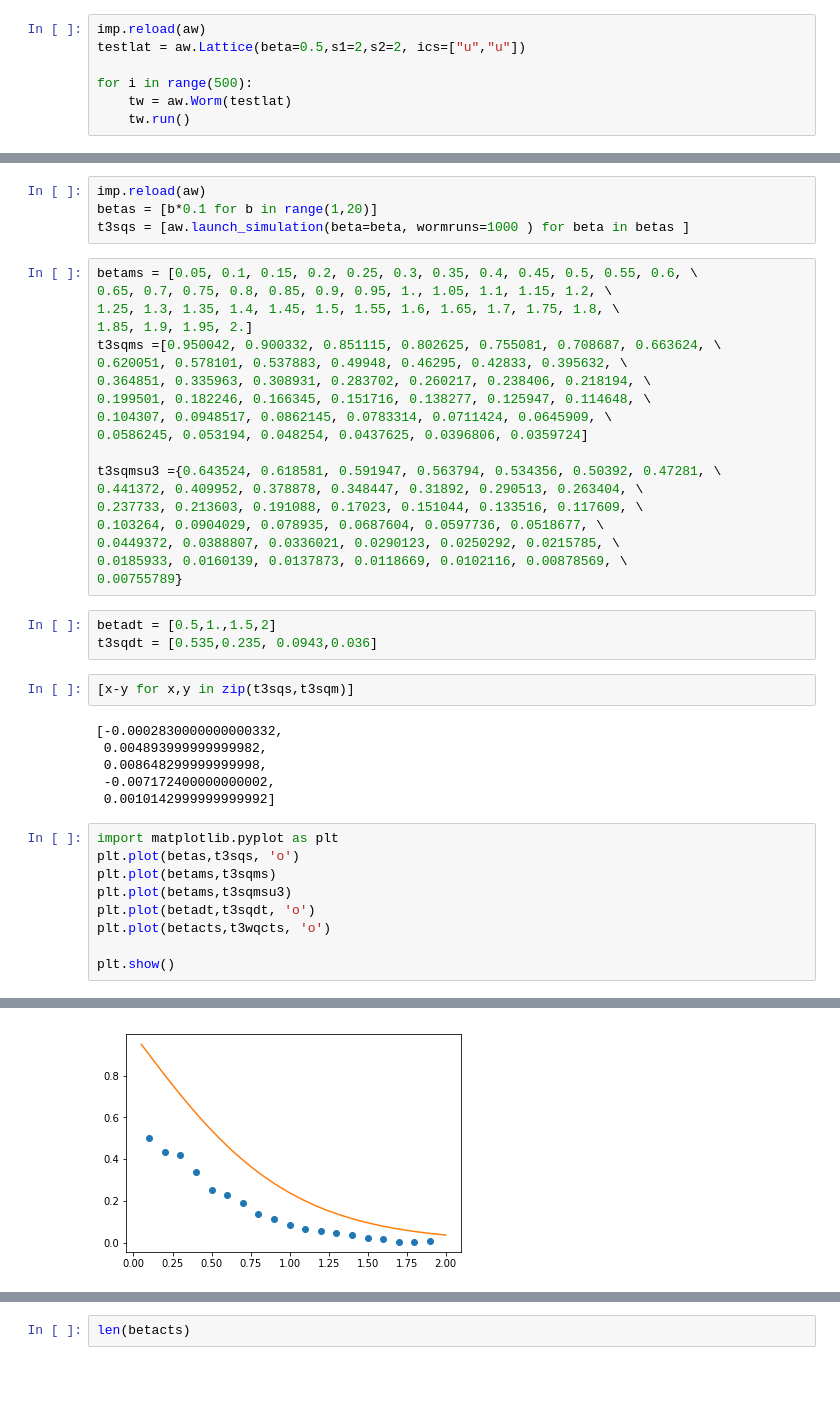
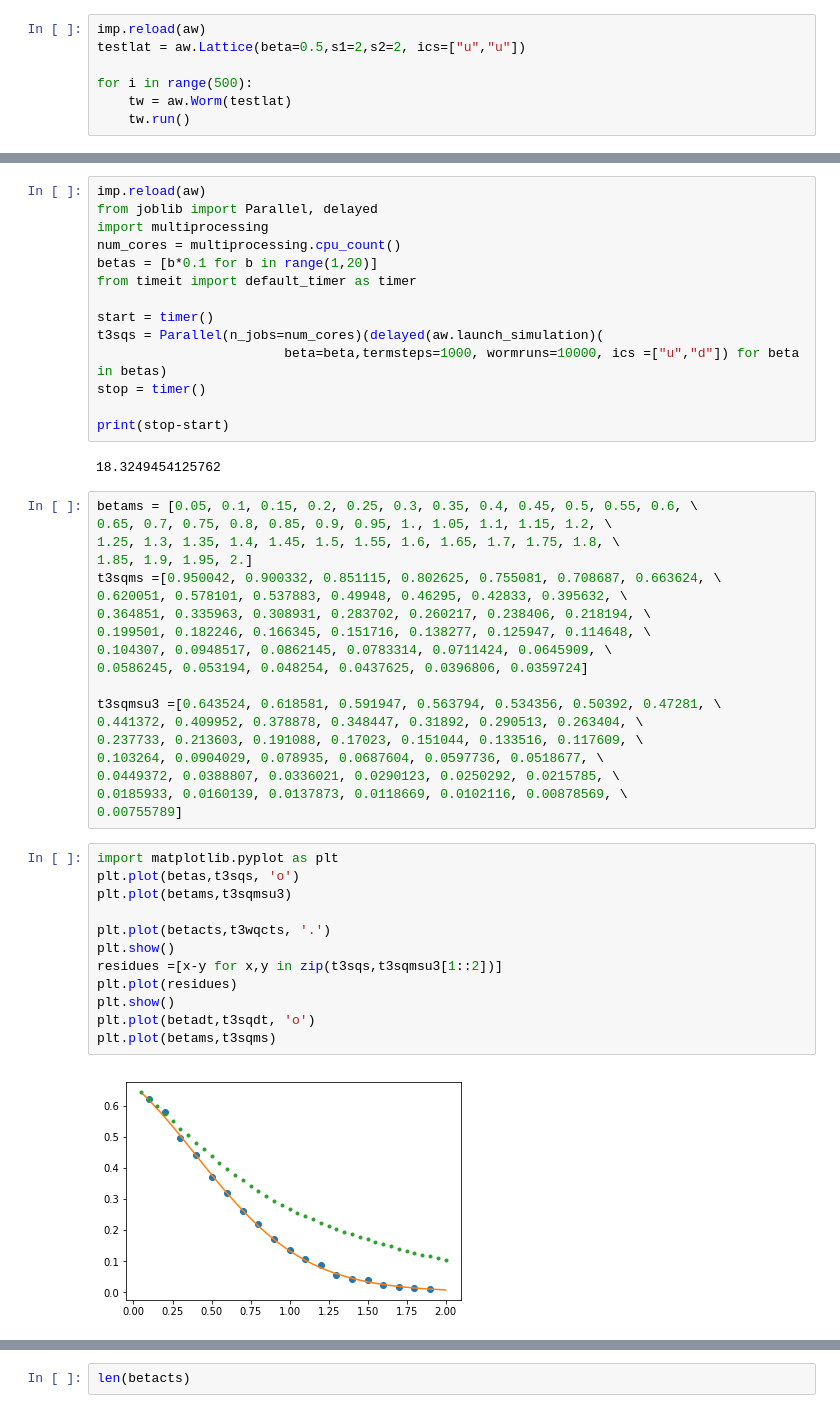
Before and after one commit to manesho/pyworm, a Jupyter notebook: testing-su3.ipynb, the cells around one changed output, grey strips where cells are left out. Saved outputs shown, nothing was run; the diff lists cells and outputs as text; blank space fills up the shorter version.

```diff
--- a/testing-su3.ipynb
+++ b/testing-su3.ipynb
@@ -90,7 +92,19 @@ for i in range(500):
 # %%
 imp.reload(aw)
+from joblib import Parallel, delayed
+import multiprocessing
+num_cores = multiprocessing.cpu_count()
 betas = [b*0.1 for b in range(1,20)]
-t3sqs = [aw.launch_simulation(beta=beta, wormruns=1000 ) for beta in betas ]
+from timeit import default_timer as timer
+
+start = timer()
+t3sqs = Parallel(n_jobs=num_cores)(delayed(aw.launch_simulation)(
+                        beta=beta,termsteps=1000, wormruns=10000, ics =["u","d"]) for beta in betas)
+stop = timer()
+
+print(stop-start)
+# %% [output]
+18.3249454125762
 # %%
 betams = [0.05, 0.1, 0.15, 0.2, 0.25, 0.3, 0.35, 0.4, 0.45, 0.5, 0.55, 0.6, \
 0.65, 0.7, 0.75, 0.8, 0.85, 0.9, 0.95, 1., 1.05, 1.1, 1.15, 1.2, \
@@ -103,31 +117,24 @@ t3sqms =[0.950042, 0.900332, 0.851115, 0.802625, 0.755081, 0.708687, 0.663624, \
 0.104307, 0.0948517, 0.0862145, 0.0783314, 0.0711424, 0.0645909, \
 0.0586245, 0.053194, 0.048254, 0.0437625, 0.0396806, 0.0359724]
 
-t3sqmsu3 ={0.643524, 0.618581, 0.591947, 0.563794, 0.534356, 0.50392, 0.47281, \
+t3sqmsu3 =[0.643524, 0.618581, 0.591947, 0.563794, 0.534356, 0.50392, 0.47281, \
 0.441372, 0.409952, 0.378878, 0.348447, 0.31892, 0.290513, 0.263404, \
 0.237733, 0.213603, 0.191088, 0.17023, 0.151044, 0.133516, 0.117609, \
 0.103264, 0.0904029, 0.078935, 0.0687604, 0.0597736, 0.0518677, \
 0.0449372, 0.0388807, 0.0336021, 0.0290123, 0.0250292, 0.0215785, \
 0.0185933, 0.0160139, 0.0137873, 0.0118669, 0.0102116, 0.00878569, \
-0.00755789}
+0.00755789]
-# %%
-betadt = [0.5,1.,1.5,2]
-t3sqdt = [0.535,0.235, 0.0943,0.036]
-# %%
-[x-y for x,y in zip(t3sqs,t3sqm)]
-# %% [output]
-[-0.0002830000000000332,
- 0.004893999999999982,
- 0.008648299999999998,
- -0.007172400000000002,
- 0.0010142999999999992]
 # %%
 import matplotlib.pyplot as plt
 plt.plot(betas,t3sqs, 'o')
+plt.plot(betams,t3sqmsu3)
+
+plt.plot(betacts,t3wqcts, '.')
+plt.show()
+residues =[x-y for x,y in zip(t3sqs,t3sqmsu3[1::2])]
+plt.plot(residues)
+plt.show()
+plt.plot(betadt,t3sqdt, 'o')
 plt.plot(betams,t3sqms)
-plt.plot(betams,t3sqmsu3)
-plt.plot(betadt,t3sqdt, 'o')
-plt.plot(betacts,t3wqcts, 'o')
-
-plt.show()
 # %% [output]
+[figure, new version]
@@ -135 +142,0 @@ ValueError: x and y must have same first dimension, but have shapes (40,) and (1
-[figure, old version]
```
Also changed, not shown: parts of 7 cells of this notebook, 2 other files.
